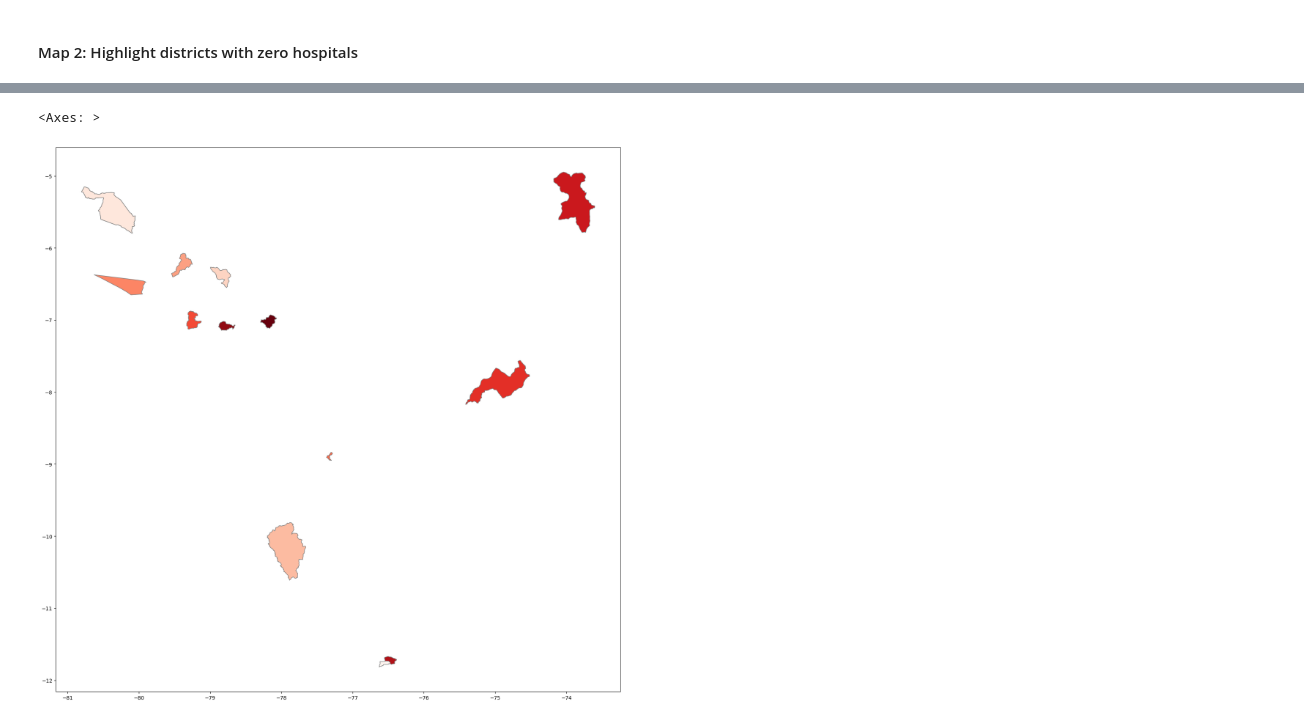
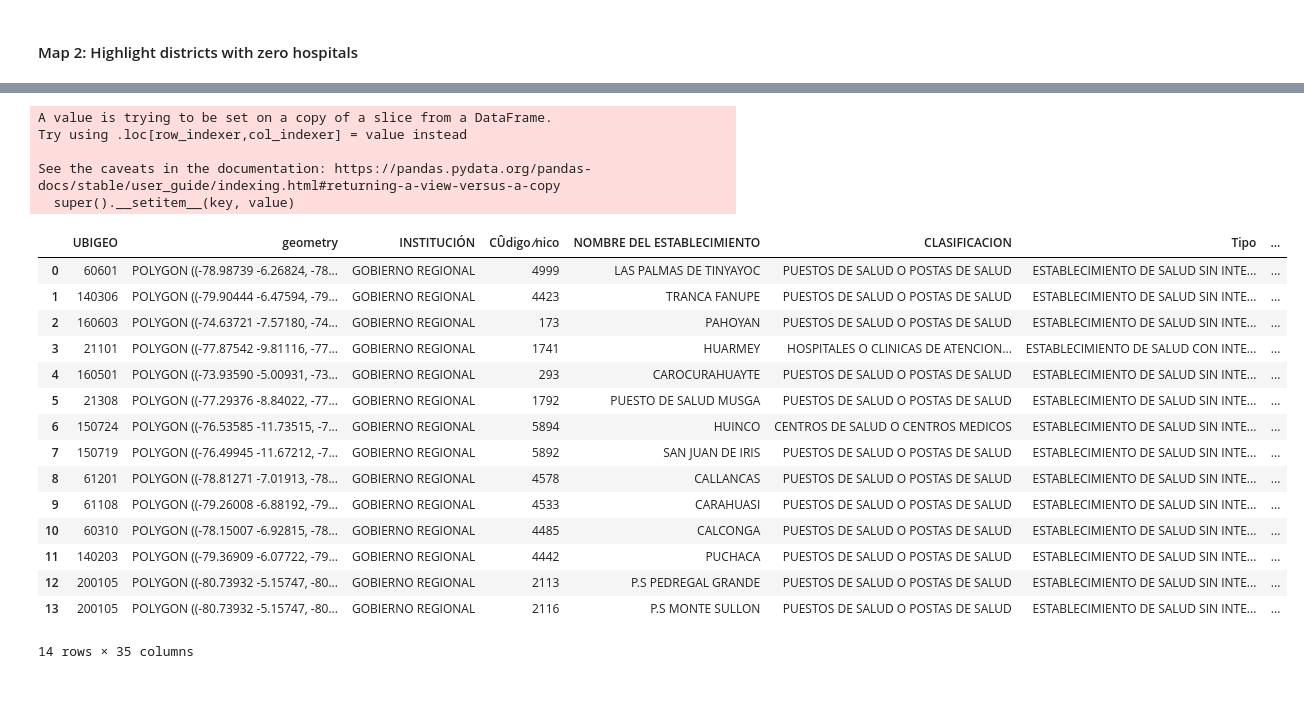
Before and after one commit to wiricardo/Hospitals-Access-Peru, a Jupyter notebook: code/estatics.ipynb, the cells around one changed output, grey strips where cells are left out. Cells and saved outputs as stored; diff of their text form; code cells hidden in the pictures; blank space fills up the shorter version.

```diff
--- a/code/estatics.ipynb
+++ b/code/estatics.ipynb
@@ -229,9 +255,29 @@ fig.savefig("../output/map_1.png", dpi=300, bbox_inches='tight')
 # %%
-y.plot( column='DISTRITO', cmap='Reds',
-          figsize=(20, 20),
-          linestyle='-',
-          edgecolor='gray',
-          legend = False )
+y['DISTRITO'] = y['DISTRITO'].str.strip().str.upper()
+base_y = y.merge(conteo_y, on='DISTRITO', how='left')
+base_y['CANTIDAD'] = base_y['CANTIDAD'].fillna(0).astype(int)
 # %% [output]
-<Axes: >
+A value is trying to be set on a copy of a slice from a DataFrame.
+Try using .loc[row_indexer,col_indexer] = value instead
+
+See the caveats in the documentation: https://pandas.pydata.org/pandas-docs/stable/user_guide/indexing.html#returning-a-view-versus-a-copy
+  super().__setitem__(key, value)
-[figure, removed]
+# %%
+base_y
+# %% [output]
+|  | UBIGEO | geometry | INSTITUCIÓN | CÛdigo ⁄nico | NOMBRE DEL ESTABLECIMIENTO | CLASIFICACION | Tipo | ... |
+| 0 | 60601 | POLYGON ((-78.98739 -6.26824, -78... | GOBIERNO REGIONAL | 4999 | LAS PALMAS DE TINYAYOC | PUESTOS DE SALUD O POSTAS DE SALUD | ESTABLECIMIENTO DE SALUD SIN INTE... | ... |
+| 1 | 140306 | POLYGON ((-79.90444 -6.47594, -79... | GOBIERNO REGIONAL | 4423 | TRANCA FANUPE | PUESTOS DE SALUD O POSTAS DE SALUD | ESTABLECIMIENTO DE SALUD SIN INTE... | ... |
+| 2 | 160603 | POLYGON ((-74.63721 -7.57180, -74... | GOBIERNO REGIONAL | 173 | PAHOYAN | PUESTOS DE SALUD O POSTAS DE SALUD | ESTABLECIMIENTO DE SALUD SIN INTE... | ... |
+| 3 | 21101 | POLYGON ((-77.87542 -9.81116, -77... | GOBIERNO REGIONAL | 1741 | HUARMEY | HOSPITALES O CLINICAS DE ATENCION... | ESTABLECIMIENTO DE SALUD CON INTE... | ... |
+| 4 | 160501 | POLYGON ((-73.93590 -5.00931, -73... | GOBIERNO REGIONAL | 293 | CAROCURAHUAYTE | PUESTOS DE SALUD O POSTAS DE SALUD | ESTABLECIMIENTO DE SALUD SIN INTE... | ... |
+| 5 | 21308 | POLYGON ((-77.29376 -8.84022, -77... | GOBIERNO REGIONAL | 1792 | PUESTO DE SALUD MUSGA | PUESTOS DE SALUD O POSTAS DE SALUD | ESTABLECIMIENTO DE SALUD SIN INTE... | ... |
+| 6 | 150724 | POLYGON ((-76.53585 -11.73515, -7... | GOBIERNO REGIONAL | 5894 | HUINCO | CENTROS DE SALUD O CENTROS MEDICOS | ESTABLECIMIENTO DE SALUD SIN INTE... | ... |
+| 7 | 150719 | POLYGON ((-76.49945 -11.67212, -7... | GOBIERNO REGIONAL | 5892 | SAN JUAN DE IRIS | PUESTOS DE SALUD O POSTAS DE SALUD | ESTABLECIMIENTO DE SALUD SIN INTE... | ... |
+| 8 | 61201 | POLYGON ((-78.81271 -7.01913, -78... | GOBIERNO REGIONAL | 4578 | CALLANCAS | PUESTOS DE SALUD O POSTAS DE SALUD | ESTABLECIMIENTO DE SALUD SIN INTE... | ... |
+| 9 | 61108 | POLYGON ((-79.26008 -6.88192, -79... | GOBIERNO REGIONAL | 4533 | CARAHUASI | PUESTOS DE SALUD O POSTAS DE SALUD | ESTABLECIMIENTO DE SALUD SIN INTE... | ... |
+| 10 | 60310 | POLYGON ((-78.15007 -6.92815, -78... | GOBIERNO REGIONAL | 4485 | CALCONGA | PUESTOS DE SALUD O POSTAS DE SALUD | ESTABLECIMIENTO DE SALUD SIN INTE... | ... |
+| 11 | 140203 | POLYGON ((-79.36909 -6.07722, -79... | GOBIERNO REGIONAL | 4442 | PUCHACA | PUESTOS DE SALUD O POSTAS DE SALUD | ESTABLECIMIENTO DE SALUD SIN INTE... | ... |
+| 12 | 200105 | POLYGON ((-80.73932 -5.15747, -80... | GOBIERNO REGIONAL | 2113 | P.S PEDREGAL GRANDE | PUESTOS DE SALUD O POSTAS DE SALUD | ESTABLECIMIENTO DE SALUD SIN INTE... | ... |
+| 13 | 200105 | POLYGON ((-80.73932 -5.15747, -80... | GOBIERNO REGIONAL | 2116 | P.S MONTE SULLON | PUESTOS DE SALUD O POSTAS DE SALUD | ESTABLECIMIENTO DE SALUD SIN INTE... | ... |
+14 rows × 35 columns
```
Also changed, not shown: parts of 3 cells of this notebook, 1 other file.
